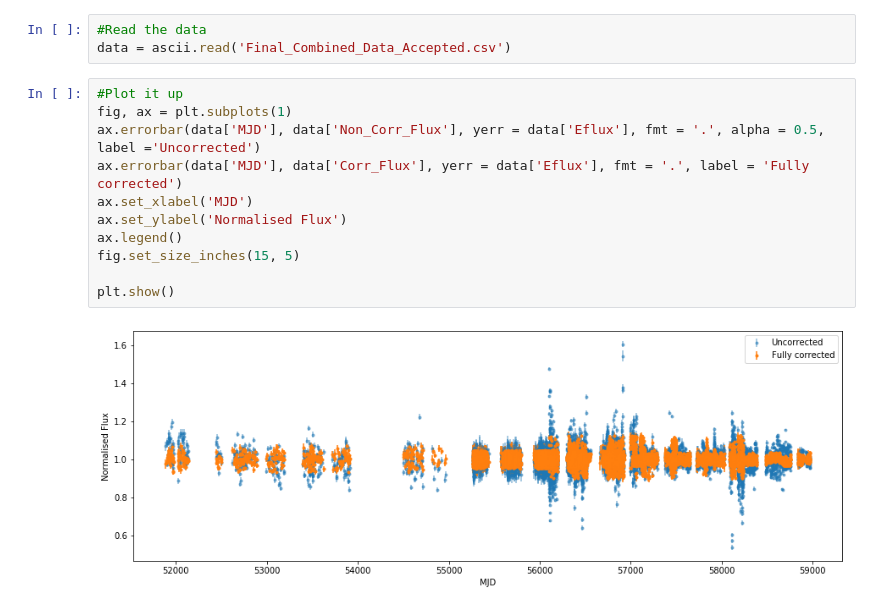
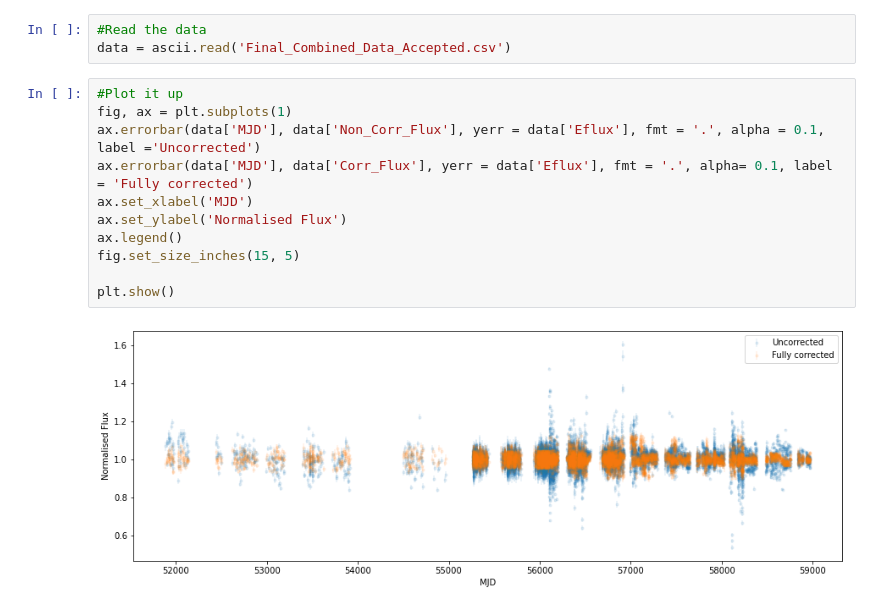
Before and after one commit to StanBarmentloo/A-search-for-transiting-companions-in-the-J1407-system, a Jupyter notebook: Data/Plotting_The_Final_Data.ipynb, the cells around one changed output. Saved outputs shown, nothing was run; the diff lists cells and outputs as text.

```diff
--- a/Data/Plotting_The_Final_Data.ipynb
+++ b/Data/Plotting_The_Final_Data.ipynb
@@ -8,13 +8,13 @@ data = ascii.read('Final_Combined_Data_Accepted.csv')
 # %%
 #Plot it up
 fig, ax = plt.subplots(1)
-ax.errorbar(data['MJD'], data['Non_Corr_Flux'], yerr = data['Eflux'], fmt = '.', alpha = 0.5, label ='Uncorrected')
-ax.errorbar(data['MJD'], data['Corr_Flux'], yerr = data['Eflux'], fmt = '.', label = 'Fully corrected')
+ax.errorbar(data['MJD'], data['Non_Corr_Flux'], yerr = data['Eflux'], fmt = '.', alpha = 0.1, label ='Uncorrected')
+ax.errorbar(data['MJD'], data['Corr_Flux'], yerr = data['Eflux'], fmt = '.', alpha= 0.1, label = 'Fully corrected')
 ax.set_xlabel('MJD')
 ax.set_ylabel('Normalised Flux')
 ax.legend()
 fig.set_size_inches(15, 5)
 
 plt.show()
 # %% [output]
-[figure, old version]
+[figure, new version]
```
Also changed, not shown: parts of 3 cells of this notebook, 3 other files.
